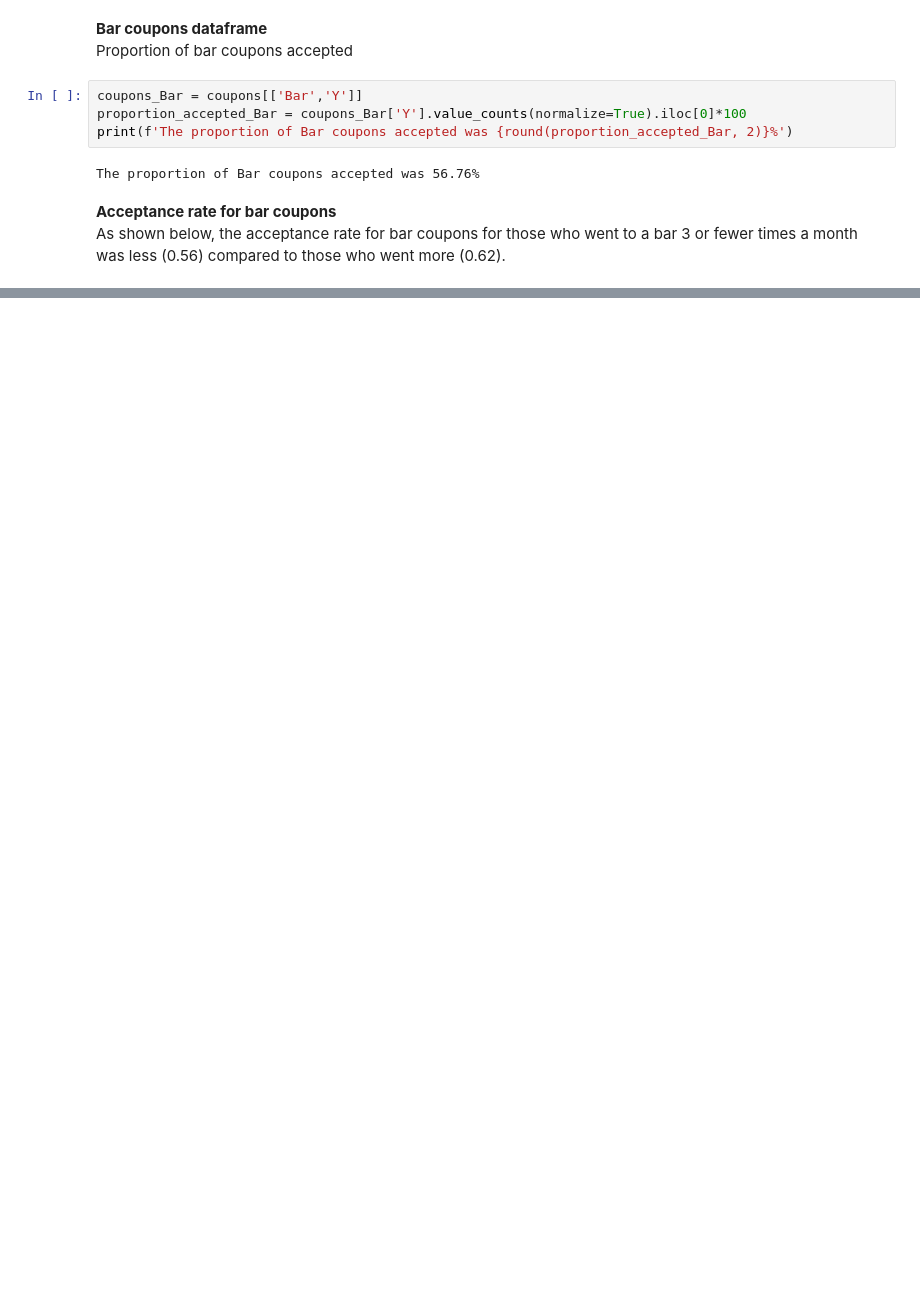
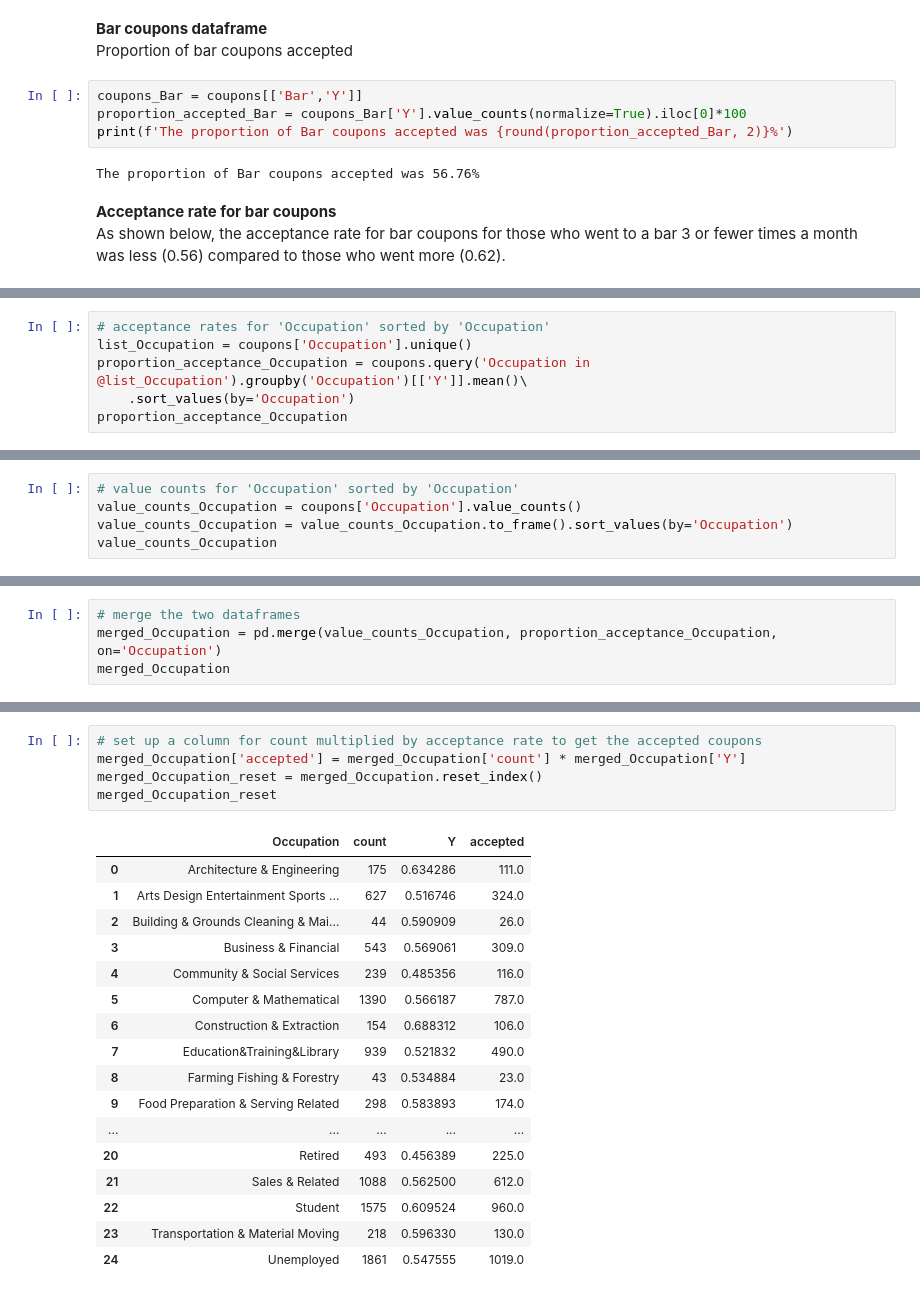
Before and after one commit to RonaldoBantayan27/Mauban1, a Jupyter notebook: 2Accept_Coupons.ipynb, the cells around one changed output, grey strips where cells are left out. Drawn from its saved outputs; the diff is of its cells as text; blank space fills up the shorter version.

```diff
--- a/2Accept_Coupons.ipynb
+++ b/2Accept_Coupons.ipynb
@@ -1881,0 +1377,6 @@ The acceptance rates between those drivers who:
+# %%
+# acceptance rates for 'Occupation' sorted by 'Occupation'
+list_Occupation = coupons['Occupation'].unique()
+proportion_acceptance_Occupation = coupons.query('Occupation in @list_Occupation').groupby('Occupation')[['Y']].mean()\
+    .sort_values(by='Occupation')
+proportion_acceptance_Occupation
@@ -1881,0 +1402,5 @@ The acceptance rates between those drivers who:
+# %%
+# value counts for 'Occupation' sorted by 'Occupation'
+value_counts_Occupation = coupons['Occupation'].value_counts()
+value_counts_Occupation = value_counts_Occupation.to_frame().sort_values(by='Occupation')
+value_counts_Occupation
@@ -1881,0 +1426,4 @@ The acceptance rates between those drivers who:
+# %%
+# merge the two dataframes
+merged_Occupation = pd.merge(value_counts_Occupation, proportion_acceptance_Occupation, on='Occupation')
+merged_Occupation
@@ -1881,0 +1449,23 @@ The acceptance rates between those drivers who:
+# %%
+# set up a column for count multiplied by acceptance rate to get the accepted coupons
+merged_Occupation['accepted'] = merged_Occupation['count'] * merged_Occupation['Y']
+merged_Occupation_reset = merged_Occupation.reset_index()
+merged_Occupation_reset
+# %% [output]
+|  | Occupation | count | Y | accepted |
+| 0 | Architecture & Engineering | 175 | 0.634286 | 111.0 |
+| 1 | Arts Design Entertainment Sports ... | 627 | 0.516746 | 324.0 |
+| 2 | Building & Grounds Cleaning & Mai... | 44 | 0.590909 | 26.0 |
+| 3 | Business & Financial | 543 | 0.569061 | 309.0 |
+| 4 | Community & Social Services | 239 | 0.485356 | 116.0 |
+| 5 | Computer & Mathematical | 1390 | 0.566187 | 787.0 |
+| 6 | Construction & Extraction | 154 | 0.688312 | 106.0 |
+| 7 | Education&Training&Library | 939 | 0.521832 | 490.0 |
+| 8 | Farming Fishing & Forestry | 43 | 0.534884 | 23.0 |
+| 9 | Food Preparation & Serving Related | 298 | 0.583893 | 174.0 |
+| ... | ... | ... | ... | ... |
+| 20 | Retired | 493 | 0.456389 | 225.0 |
+| 21 | Sales & Related | 1088 | 0.562500 | 612.0 |
+| 22 | Student | 1575 | 0.609524 | 960.0 |
+| 23 | Transportation & Material Moving | 218 | 0.596330 | 130.0 |
+| 24 | Unemployed | 1861 | 0.547555 | 1019.0 |
```
Also changed, not shown: parts of 86 cells of this notebook, 1 other file.
